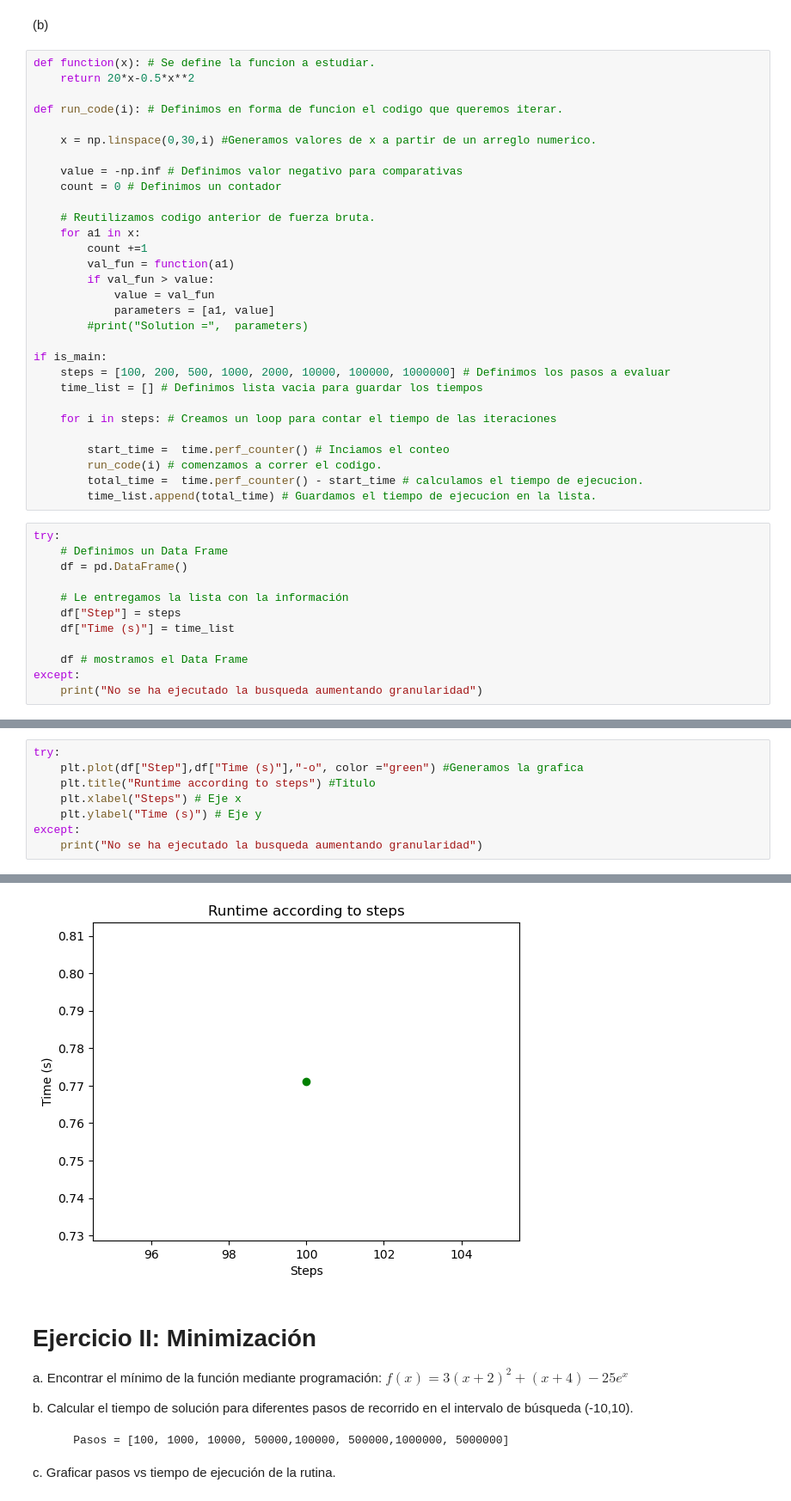
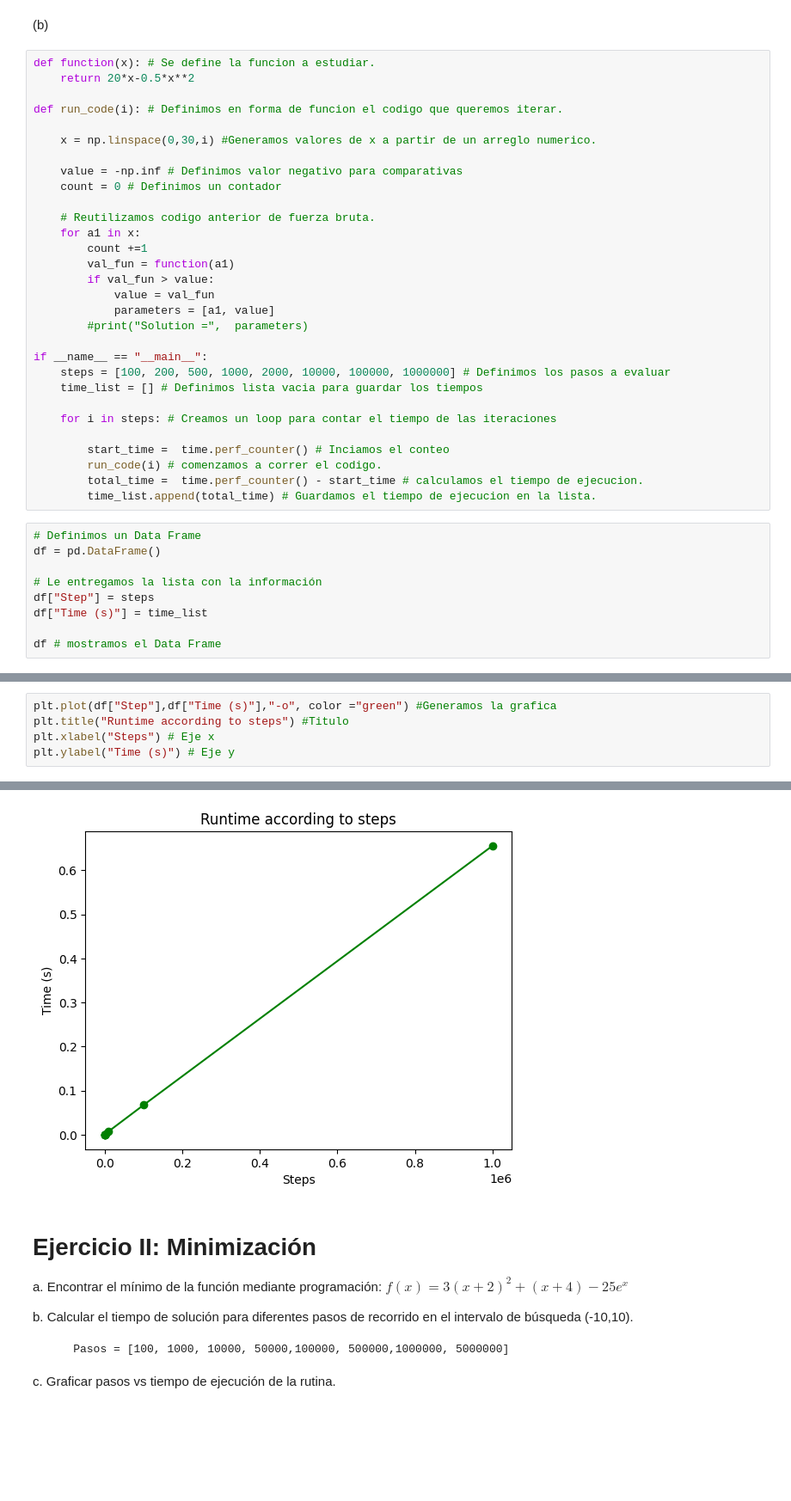
Before and after one commit to kkyouma/optimizacion, a Jupyter notebook: C3/Clase Laboratorio Nº3.ipynb, the cells around one changed output, grey strips where cells are left out. Shown: that part at 86% size. Drawn from its saved outputs; the diff is of its cells as text; blank space fills up the shorter version.

```diff
--- a/C3/Clase Laboratorio Nº3.ipynb
+++ b/C3/Clase Laboratorio Nº3.ipynb
@@ -120,7 +110,7 @@ def run_code(i): # Definimos en forma de funcion el codigo que queremos iterar.
             parameters = [a1, value]
         #print("Solution =",  parameters)
 
-if is_main:
+if __name__ == "__main__":
     steps = [100, 200, 500, 1000, 2000, 10000, 100000, 1000000] # Definimos los pasos a evaluar
     time_list = [] # Definimos lista vacia para guardar los tiempos
 
@@ -131,14 +121,11 @@ if is_main:
         total_time =  time.perf_counter() - start_time # calculamos el tiempo de ejecucion.
         time_list.append(total_time) # Guardamos el tiempo de ejecucion en la lista.
 # %%
-try:
-    # Definimos un Data Frame
-    df = pd.DataFrame()
+# Definimos un Data Frame
+df = pd.DataFrame()
 
-    # Le entregamos la lista con la información
-    df["Step"] = steps
-    df["Time (s)"] = time_list
+# Le entregamos la lista con la información
+df["Step"] = steps
+df["Time (s)"] = time_list
 
-    df # mostramos el Data Frame
-except:
-    print("No se ha ejecutado la busqueda aumentando granularidad")
+df # mostramos el Data Frame
@@ -145,9 +142,6 @@ except:
 # %%
-try:
-    plt.plot(df["Step"],df["Time (s)"],"-o", color ="green") #Generamos la grafica
-    plt.title("Runtime according to steps") #Titulo
-    plt.xlabel("Steps") # Eje x
-    plt.ylabel("Time (s)") # Eje y
-except:
-    print("No se ha ejecutado la busqueda aumentando granularidad")
+plt.plot(df["Step"],df["Time (s)"],"-o", color ="green") #Generamos la grafica
+plt.title("Runtime according to steps") #Titulo
+plt.xlabel("Steps") # Eje x
+plt.ylabel("Time (s)") # Eje y
 # %% [output]
@@ -154,4 +149,4 @@ except:
-[figure, old version]
+[figure, new version]
 # %% [markdown]
 # Ejercicio II: Minimización
 
```
Also changed, not shown: parts of 16 cells of this notebook, 10 other files.
